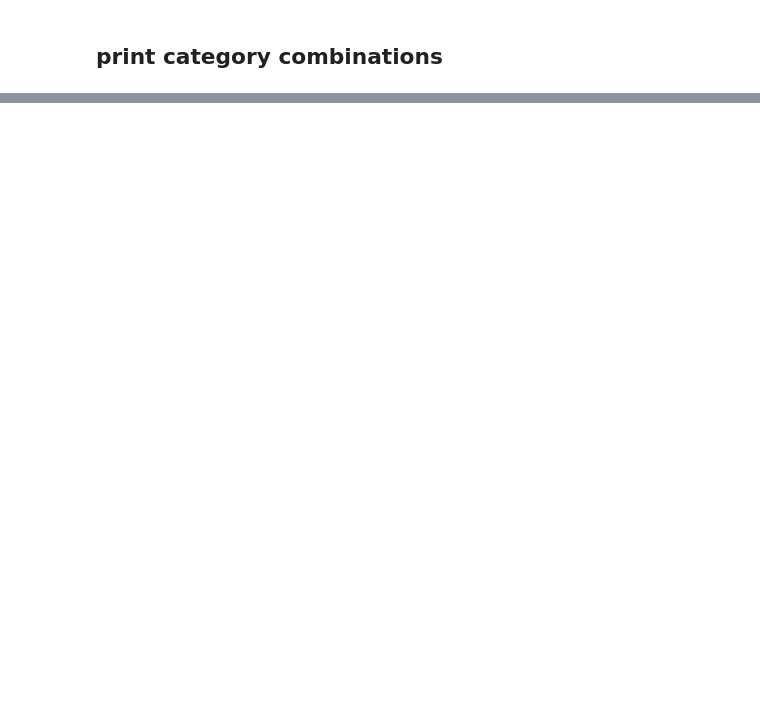
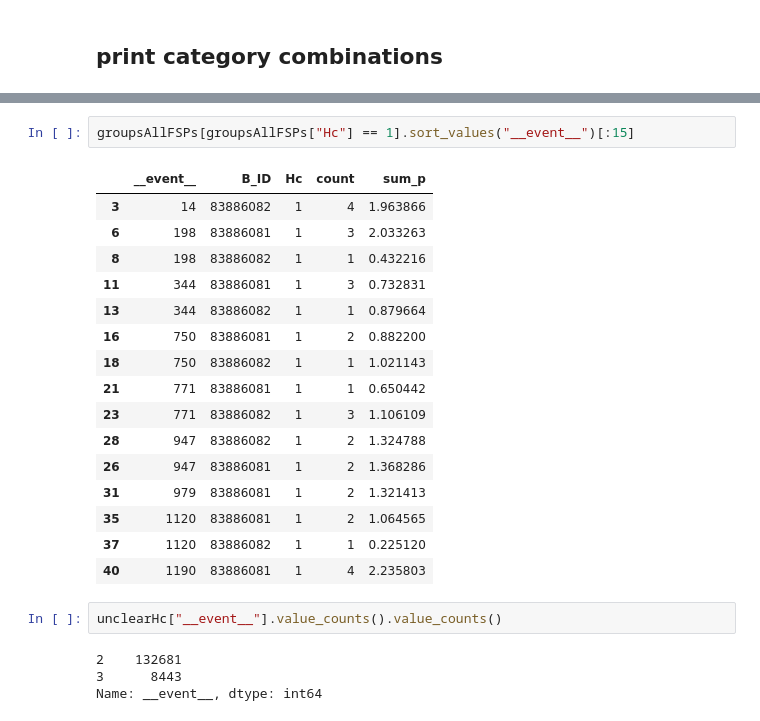
Before and after one commit to axelHeim/MCstudies, a Jupyter notebook: Dstlnu_Bt_generic/miscAnalysis/dataSetAnalysisGenericMC.ipynb, the cells around one changed output, grey strips where cells are left out. Cells and saved outputs as stored; diff of their text form; blank space fills up the shorter version.

```diff
--- a/Dstlnu_Bt_generic/miscAnalysis/dataSetAnalysisGenericMC.ipynb
+++ b/Dstlnu_Bt_generic/miscAnalysis/dataSetAnalysisGenericMC.ipynb
@@ -45,0 +122,25 @@ categories = pd.DataFrame({'count' : df_FSPs.groupby( ["label","basf2_used","bas
+# %%
+groupsAllFSPs[groupsAllFSPs["Hc"] == 1].sort_values("__event__")[:15]
+# %% [output]
+|  | __event__ | B_ID | Hc | count | sum_p |
+| 3 | 14 | 83886082 | 1 | 4 | 1.963866 |
+| 6 | 198 | 83886081 | 1 | 3 | 2.033263 |
+| 8 | 198 | 83886082 | 1 | 1 | 0.432216 |
+| 11 | 344 | 83886081 | 1 | 3 | 0.732831 |
+| 13 | 344 | 83886082 | 1 | 1 | 0.879664 |
+| 16 | 750 | 83886081 | 1 | 2 | 0.882200 |
+| 18 | 750 | 83886082 | 1 | 1 | 1.021143 |
+| 21 | 771 | 83886081 | 1 | 1 | 0.650442 |
+| 23 | 771 | 83886082 | 1 | 3 | 1.106109 |
+| 28 | 947 | 83886082 | 1 | 2 | 1.324788 |
+| 26 | 947 | 83886081 | 1 | 2 | 1.368286 |
+| 31 | 979 | 83886081 | 1 | 2 | 1.321413 |
+| 35 | 1120 | 83886081 | 1 | 2 | 1.064565 |
+| 37 | 1120 | 83886082 | 1 | 1 | 0.225120 |
+| 40 | 1190 | 83886081 | 1 | 4 | 2.235803 |
+# %%
+unclearHc["__event__"].value_counts().value_counts()
+# %% [output]
+2    132681
+3      8443
+Name: __event__, dtype: int64
```
Also changed, not shown: parts of 18 cells of this notebook, 3 other files.
